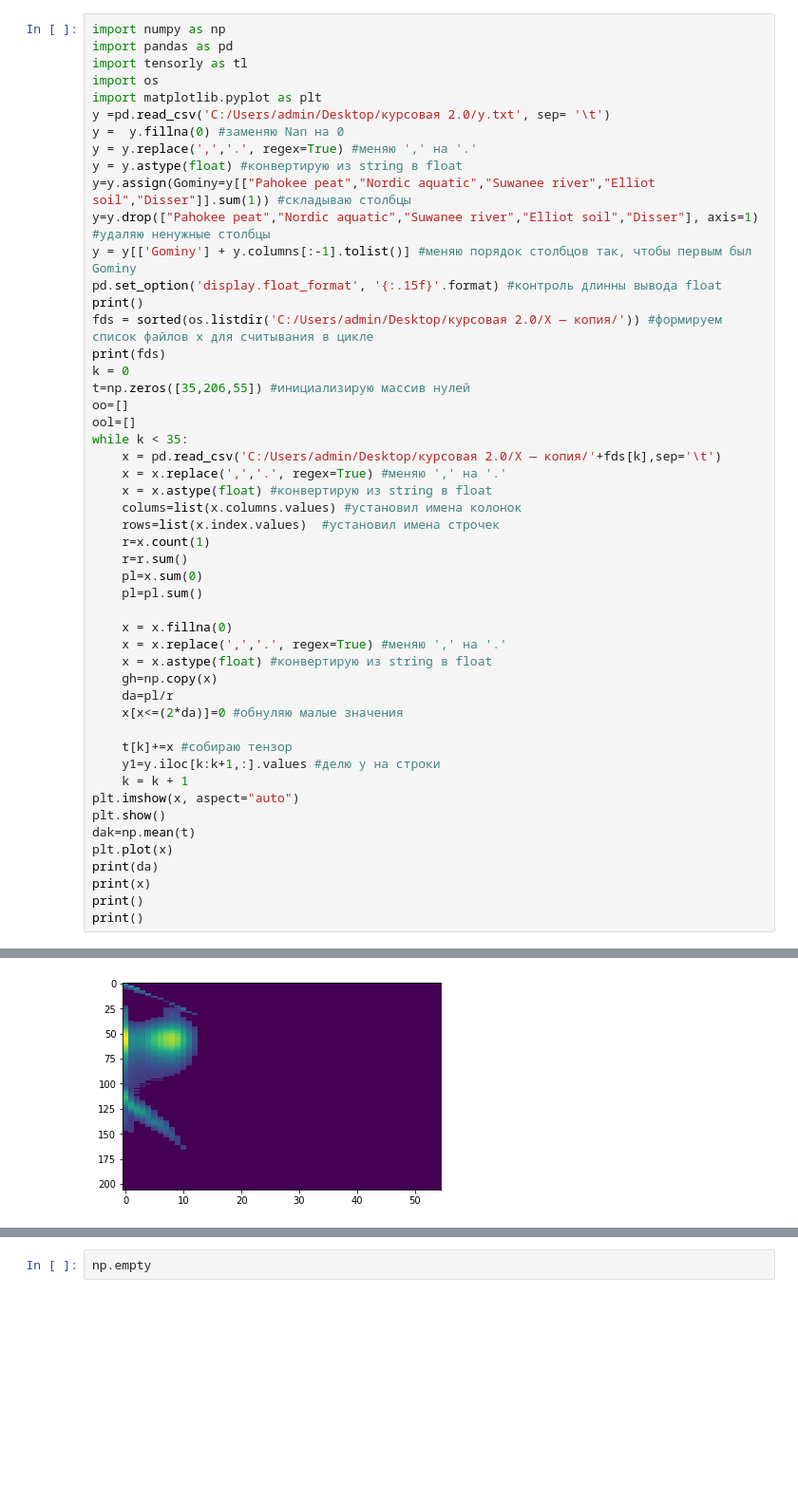
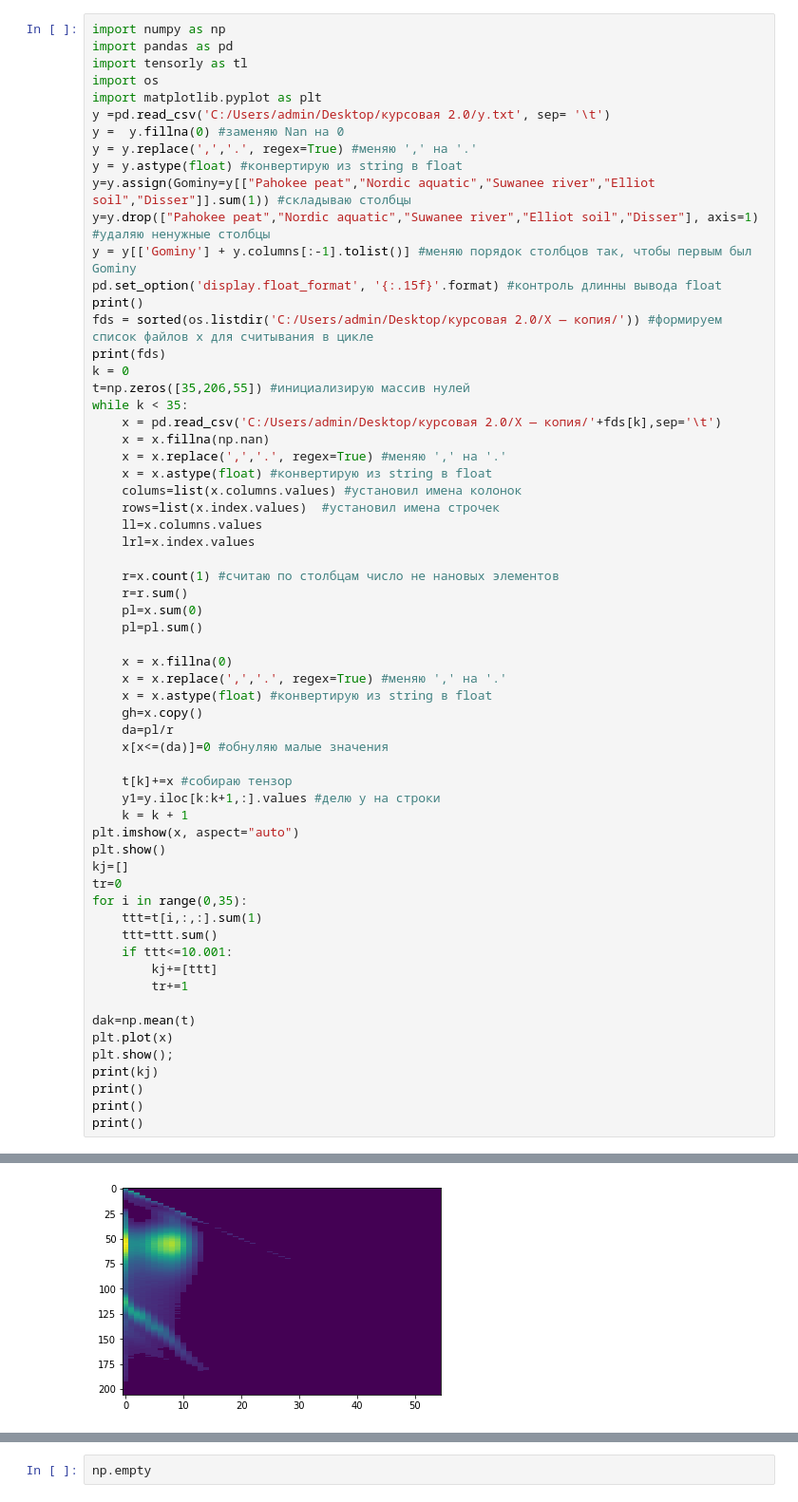
Before and after one commit to 89605502155/course-work-2, a Jupyter notebook: курсовая 20.ipynb, the cells around one changed output, grey strips where cells are left out. Shown at 95% size. Saved outputs shown, nothing was run; the diff lists cells and outputs as text; blank space fills up the shorter version.

```diff
--- a/курсовая 20.ipynb
+++ b/курсовая 20.ipynb
@@ -16,38 +16,50 @@ print()
 fds = sorted(os.listdir('C:/Users/admin/Desktop/курсовая 2.0/X — копия/')) #формируем список файлов x для считывания в цикле
 print(fds)
 k = 0
 t=np.zeros([35,206,55]) #инициализирую массив нулей
-oo=[]
-ool=[]
 while k < 35:
     x = pd.read_csv('C:/Users/admin/Desktop/курсовая 2.0/X — копия/'+fds[k],sep='\t')
+    x = x.fillna(np.nan)
     x = x.replace(',','.', regex=True) #меняю ',' на '.'
     x = x.astype(float) #конвертирую из string в float
     colums=list(x.columns.values) #установил имена колонок
     rows=list(x.index.values)  #установил имена строчек
-    r=x.count(1)
+    ll=x.columns.values
+    lrl=x.index.values
+
+    r=x.count(1) #считаю по столбцам число не нановых элементов
     r=r.sum()
     pl=x.sum(0)
     pl=pl.sum()
 
     x = x.fillna(0)
     x = x.replace(',','.', regex=True) #меняю ',' на '.'
     x = x.astype(float) #конвертирую из string в float
-    gh=np.copy(x)
+    gh=x.copy()
     da=pl/r
-    x[x<=(2*da)]=0 #обнуляю малые значения
+    x[x<=(da)]=0 #обнуляю малые значения
 
     t[k]+=x #собираю тензор
     y1=y.iloc[k:k+1,:].values #делю у на строки
     k = k + 1
 plt.imshow(x, aspect="auto")
 plt.show()
+kj=[]
+tr=0
+for i in range(0,35):
+    ttt=t[i,:,:].sum(1)
+    ttt=ttt.sum()
+    if ttt<=10.001:
+        kj+=[ttt]
+        tr+=1
+
 dak=np.mean(t)
 plt.plot(x)
-print(da)
-print(x)
+plt.show();
+print(kj)
 print()
 print()
+print()
 # %% [output]
 ['01.txt', '02.txt', '03.txt', '04.txt', '05.txt', '06.txt', '07.txt', '08.txt', '09.txt', '10.txt', '11.txt', '12.txt', '13.txt', '14.txt', '15.txt', '16.txt', '17.txt', '18.txt', '19.txt', '20.txt', ...
-[figure, old version]
+[figure, new version]
```
Also changed, not shown: parts of 1 cell of this notebook.
